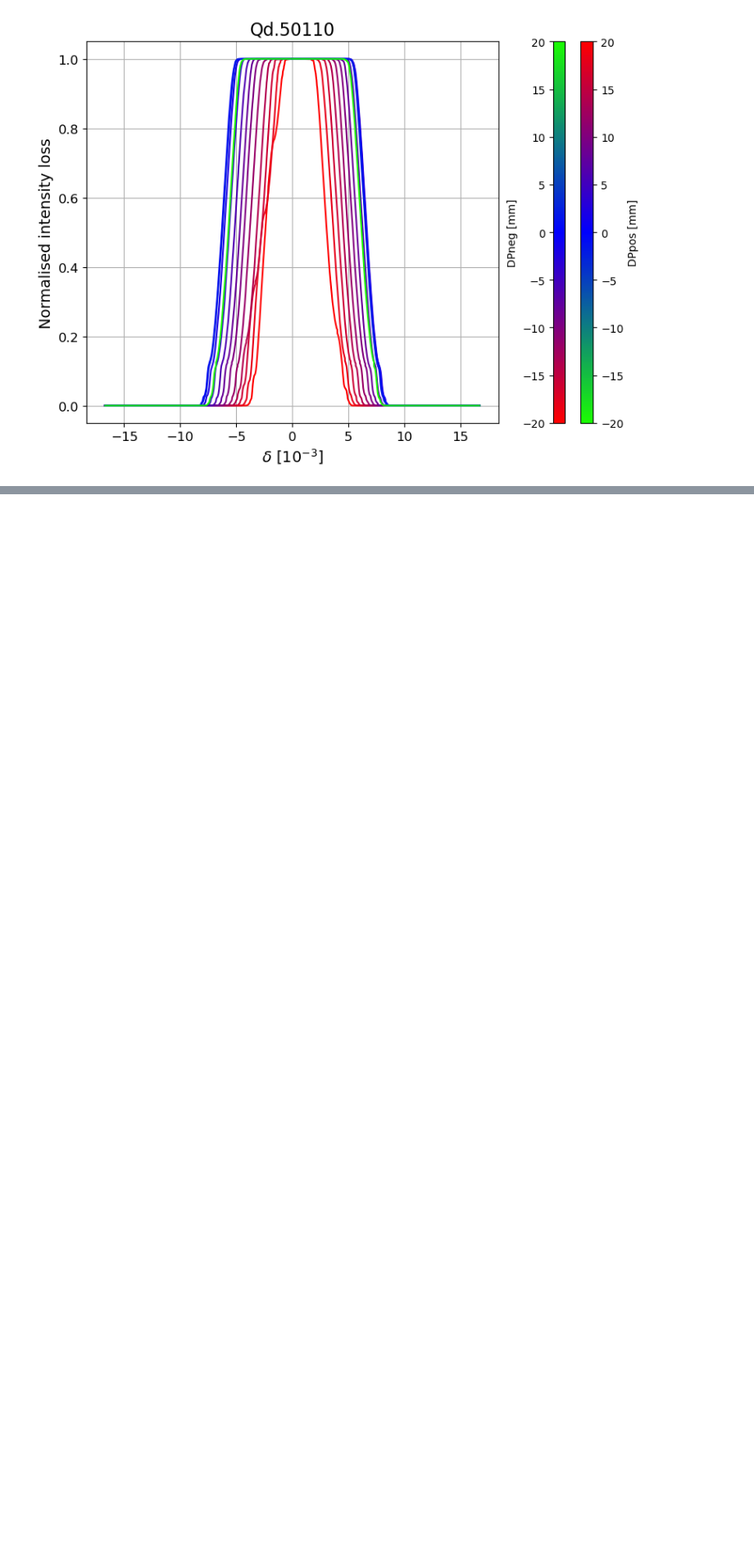
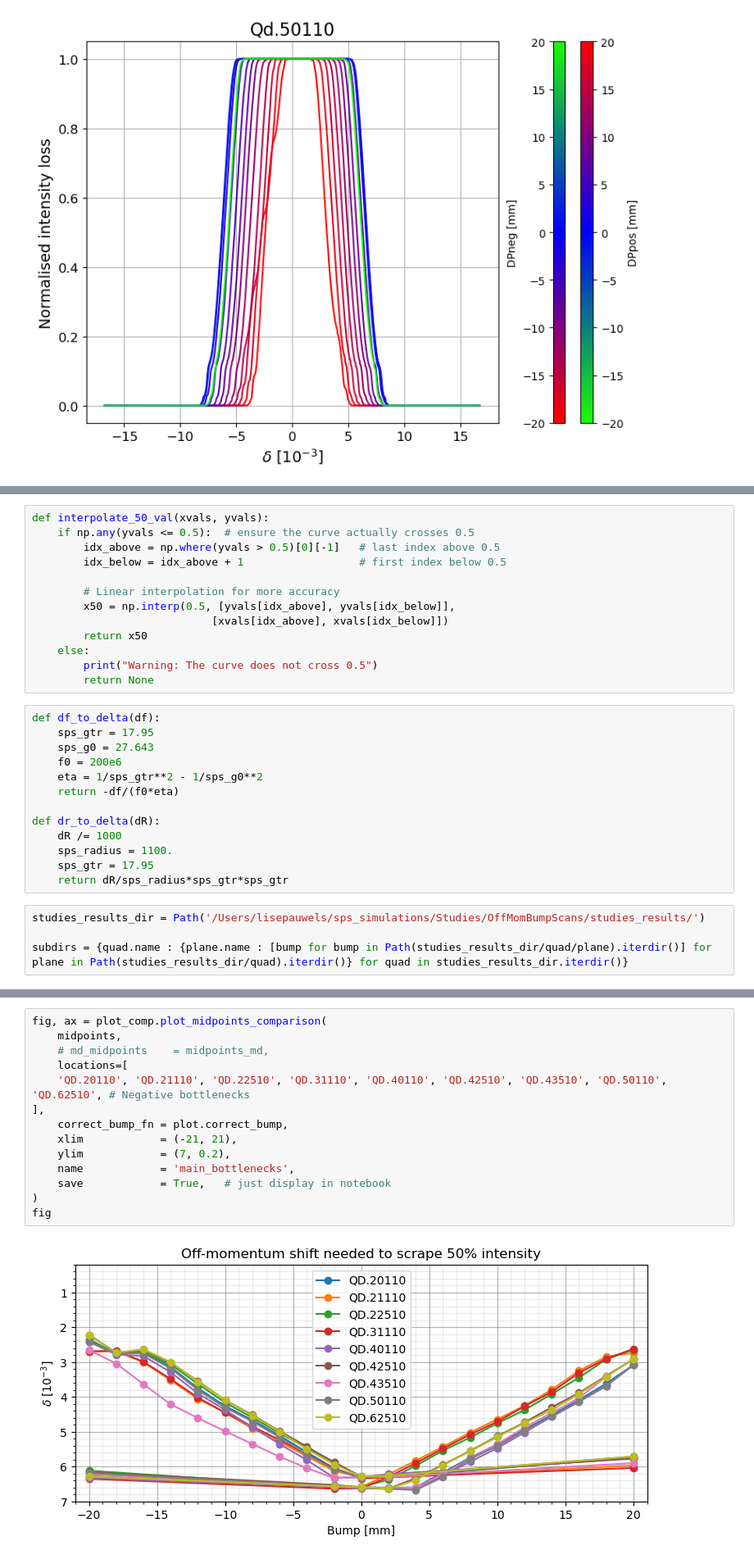
Before and after one commit to lisepauwels/sps_simulations, a Jupyter notebook: Studies/OffMomBumpScans/plot_results.ipynb, the cells around one changed output, grey strips where cells are left out. Shown at 82% size. Drawn from its saved outputs; the diff is of its cells as text; blank space fills up the shorter version.

Commit message:
Remade plots for ipac paper

```diff
--- a/Studies/OffMomBumpScans/plot_results.ipynb
+++ b/Studies/OffMomBumpScans/plot_results.ipynb
@@ -454,0 +477,30 @@ for quad in intensity_data:
+# %%
+def interpolate_50_val(xvals, yvals):
+    if np.any(yvals <= 0.5):  # ensure the curve actually crosses 0.5
+        idx_above = np.where(yvals > 0.5)[0][-1]   # last index above 0.5
+        idx_below = idx_above + 1                  # first index below 0.5
+
+        # Linear interpolation for more accuracy
+        x50 = np.interp(0.5, [yvals[idx_above], yvals[idx_below]],
+                            [xvals[idx_above], xvals[idx_below]])
+        return x50
+    else:
+        print("Warning: The curve does not cross 0.5")
+        return None
+# %%
+def df_to_delta(df):
+    sps_gtr = 17.95
+    sps_g0 = 27.643
+    f0 = 200e6
+    eta = 1/sps_gtr**2 - 1/sps_g0**2
+    return -df/(f0*eta)
+
+def dr_to_delta(dR):
+    dR /= 1000
+    sps_radius = 1100.
+    sps_gtr = 17.95
+    return dR/sps_radius*sps_gtr*sps_gtr
+# %%
+studies_results_dir = Path('/Users/lisepauwels/sps_simulations/Studies/OffMomBumpScans/studies_results/')
+
+subdirs = {quad.name : {plane.name : [bump for bump in Path(studies_results_dir/quad/plane).iterdir()] for plane in Path(studies_results_dir/quad).iterdir()} for quad in studies_results_dir.iterdir()}
@@ -454,0 +576,16 @@ for quad in intensity_data:
+# %%
+fig, ax = plot_comp.plot_midpoints_comparison(
+    midpoints,
+    # md_midpoints    = midpoints_md,
+    locations=[
+    'QD.20110', 'QD.21110', 'QD.22510', 'QD.31110', 'QD.40110', 'QD.42510', 'QD.43510', 'QD.50110', 'QD.62510', # Negative bottlenecks
+],
+    correct_bump_fn = plot.correct_bump,
+    xlim            = (-21, 21),
+    ylim            = (7, 0.2),
+    name            = 'main_bottlenecks',
+    save            = True,   # just display in notebook
+)
+fig
+# %% [output]
+[figure, added]
```
Also changed, not shown: parts of 6 cells of this notebook, 5 other files.
